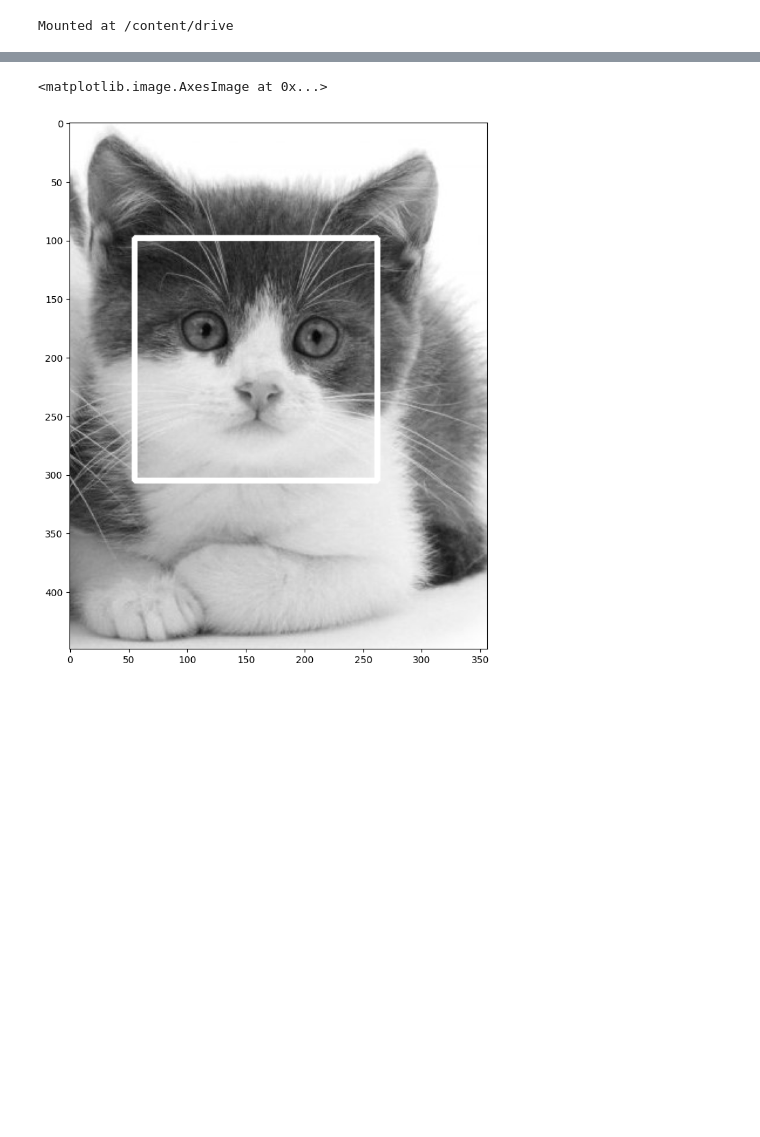
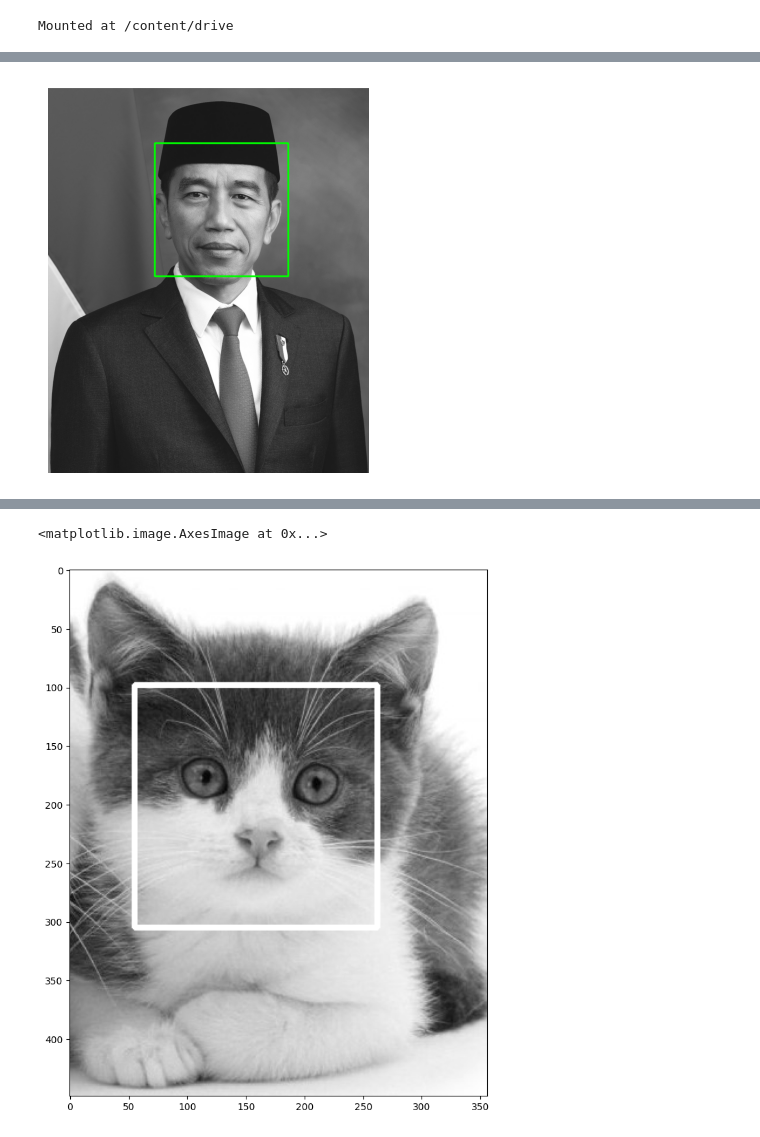
Before and after one commit to sbylash/23_Shasia-Sasa_PCVK, a Jupyter notebook: Week12.ipynb, the cells around one changed output, grey strips where cells are left out. Saved outputs shown, nothing was run; the diff lists cells and outputs as text; code cells hidden in the pictures; blank space fills up the shorter version.

```diff
--- a/Week12.ipynb
+++ b/Week12.ipynb
@@ -10,0 +42,13 @@ import matplotlib.pyplot as plt
+# %%
+cascade_wajah = cv.CascadeClassifier(f'/content/drive/MyDrive/Images/haarcascades/haarcascade_frontalface_alt.xml')
+presiden = cv.imread(f'{path}/jokowi.jpg', cv.IMREAD_GRAYSCALE)
+presiden = cv.cvtColor(presiden, cv.COLOR_GRAY2RGB)
+presiden_img = np.copy(presiden)
+
+roi_wajah = cascade_wajah.detectMultiScale(presiden)
+for (x,y,w,h) in roi_wajah:
+  cv.rectangle(presiden_img,(x,y),(x+w,y+h),(0,255,0),3)
+  plt.figure(figsize = (5,5))
+  plt.imshow(presiden_img, cmap='gray'),plt.axis('off')
+# %% [output]
+[figure, added]
```
Also changed, not shown: parts of 23 cells of this notebook.
